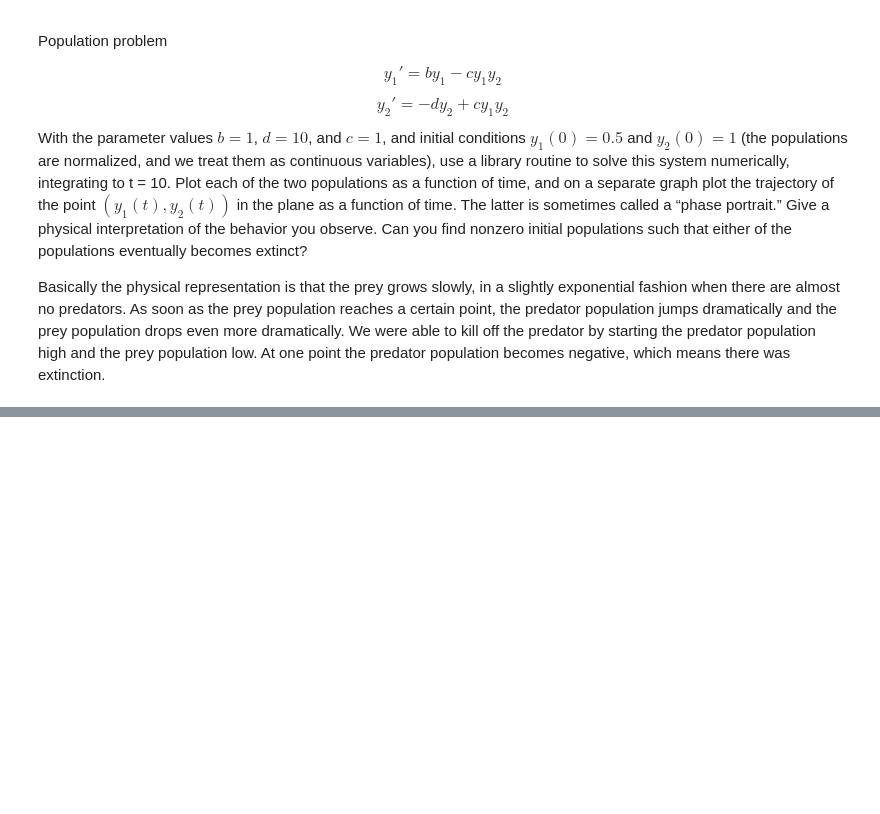
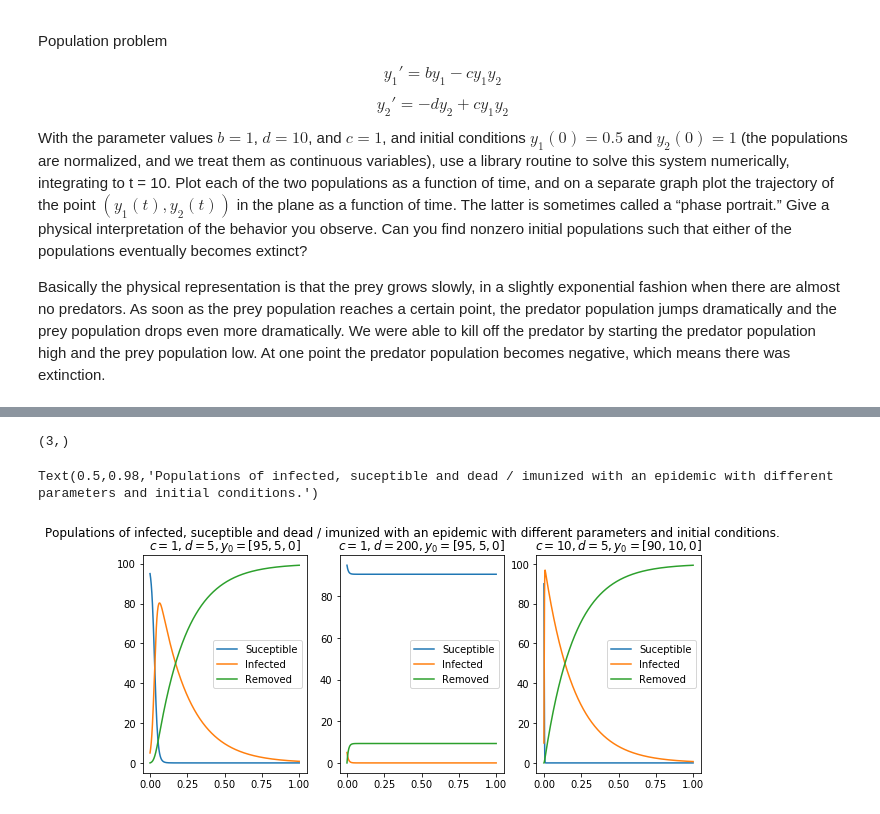
Before and after one commit to malcolmwhat/ecse443, a Jupyter notebook: project/final_project.ipynb, the cells around one changed output, grey strips where cells are left out. Saved outputs shown, nothing was run; the diff lists cells and outputs as text; code cells hidden in the pictures; blank space fills up the shorter version.

```diff
--- a/project/final_project.ipynb
+++ b/project/final_project.ipynb
@@ -909,0 +945,69 @@ Text(0.5,1,'Predator prey population over time')
+# %%
+import scipy as sp
+import numpy as np
+import pylab as plt
+import scipy.integrate
+
+
+def deriv(c, d):
+    return lambda Y, t: dY_dt(Y, t, c, d)
+
+def dY_dt(Y, t=0, c=1, d=5):
+    return np.array([-c * Y[0] * Y[1],
+                     c * Y[0] * Y[1] - d * Y[1],
+                     d * Y[1]])
+
+
+t = np.linspace(0, 1, num=500)
+c = 1
+d = 5
+Y0 = np.array([95, 5, 0])
+Y = sp.integrate.odeint(deriv(c, d), Y0, t)
+
+susceptible, infected, removed = Y.T
+
+fig, ax = plt.subplots(1, 3, figsize=(10,4))
+print(ax.shape)
+ax[0].plot(t, susceptible, label="Suceptible")
+ax[0].plot(t, infected, label="infected".capitalize())
+ax[0].plot(t, removed, label="removed".capitalize())
+
+ax[0].legend(loc="best")
+ax[0].set_title(r"$c=1, d=5, y_0=[ 95, 5,0]$")
+
+# Try factors.
+Y0 = np.array([95, 5, 0])
+c = 1
+d = 200
+Y = sp.integrate.odeint(deriv(c, d), Y0, t)
+
+susceptible, infected, removed = Y.T
+
+ax[1].plot(t, susceptible, label="Suceptible")
+ax[1].plot(t, infected, label="infected".capitalize())
+ax[1].plot(t, removed, label="removed".capitalize())
+
+ax[1].legend(loc="best")
+ax[1].set_title(r"$c={}, d={}, y_0=[95, 5, 0]$".format(c, d))
+
+
+# Try factors.
+Y0 = np.array([90, 10, 0])
+c = 10
+d = 5
+Y = sp.integrate.odeint(deriv(c, d), Y0, t)
+
+susceptible, infected, removed = Y.T
+
+ax[2].plot(t, susceptible, label="Suceptible")
+ax[2].plot(t, infected, label="infected".capitalize())
+ax[2].plot(t, removed, label="removed".capitalize())
+
+ax[2].legend(loc="best")
+ax[2].set_title(r"$c={}, d={}, y_0=[90, 10, 0]$".format(c, d))
+
+fig.suptitle("Populations of infected, suceptible and dead / imunized with an epidemic with different parameters and initial conditions.".capitalize())
+# %% [output]
+(3,)
+Text(0.5,0.98,'Populations of infected, suceptible and dead / imunized with an epidemic with different parameters and initial conditions.')
+[figure, added]
```
Also changed, not shown: parts of 10 cells of this notebook.
